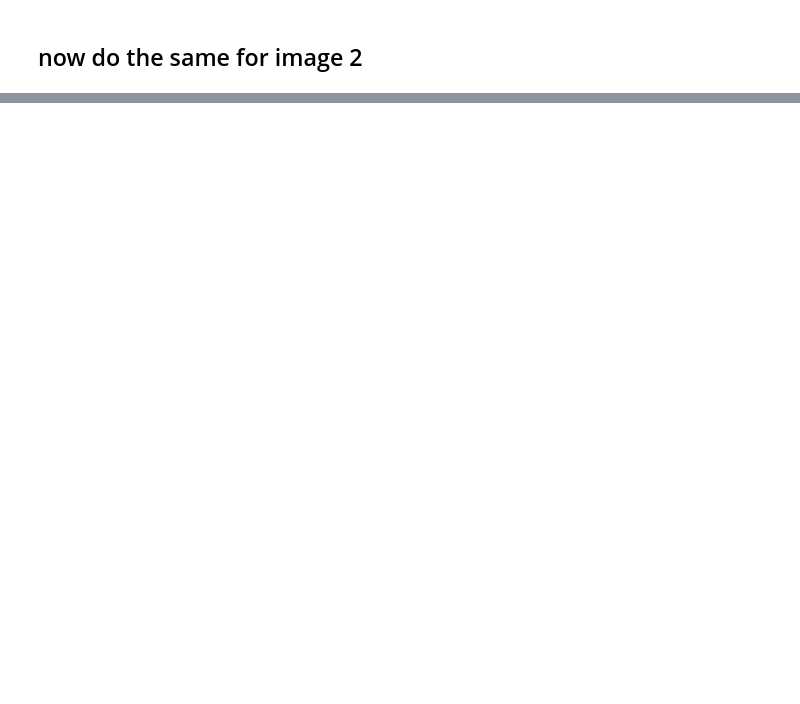
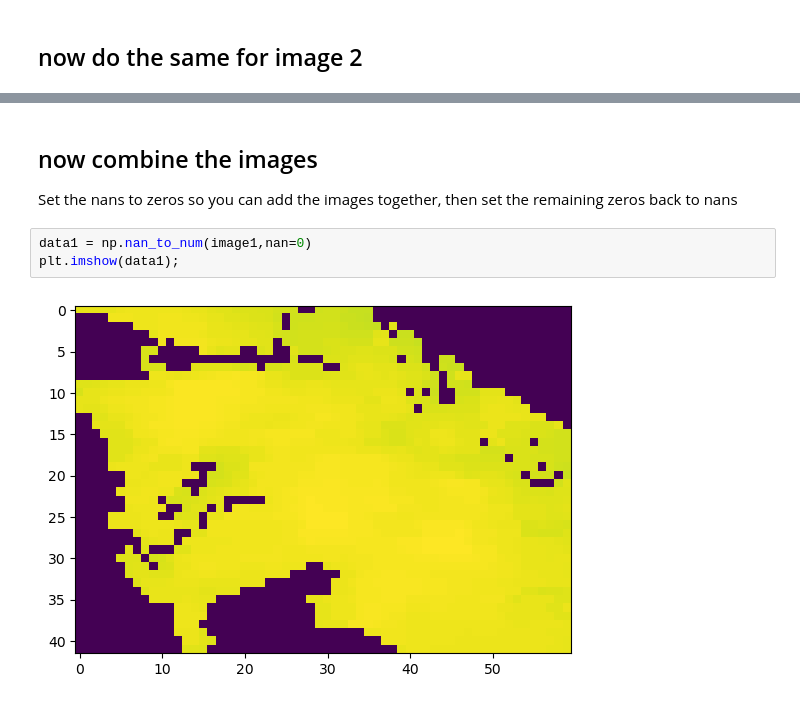
Before and after one commit to phaustin/a448_2024, a Jupyter notebook: notebooks/image_merge.ipynb, the cells around one changed output, grey strips where cells are left out. Drawn from its saved outputs; the diff is of its cells as text; blank space fills up the shorter version.

```diff
--- a/notebooks/image_merge.ipynb
+++ b/notebooks/image_merge.ipynb
@@ -196,0 +203,10 @@ ax2.set_title('image 2');
+# %% [markdown]
+## now combine the images
+
+Set the nans to zeros so you can add the images together, then set
+the remaining zeros back to nans
+# %%
+data1 = np.nan_to_num(image1,nan=0)
+plt.imshow(data1);
+# %% [output]
+[figure, added]
```
Also changed, not shown: parts of 24 cells of this notebook, 3 other files.
